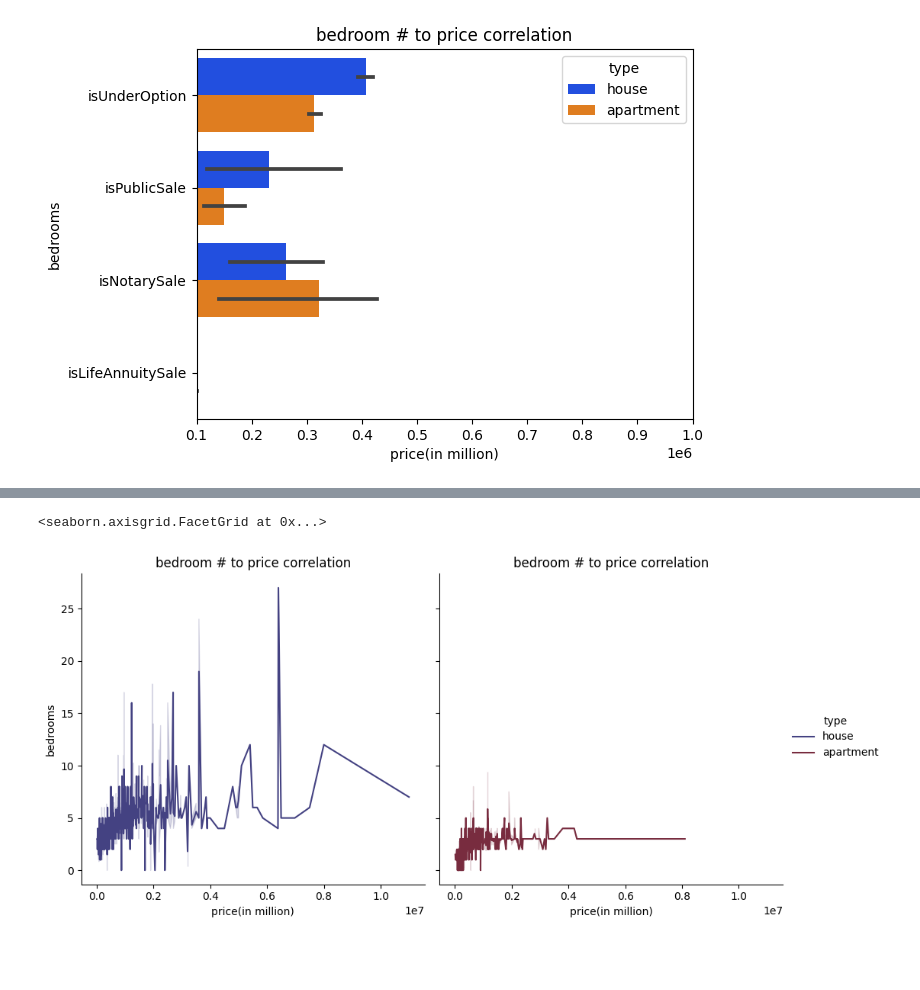
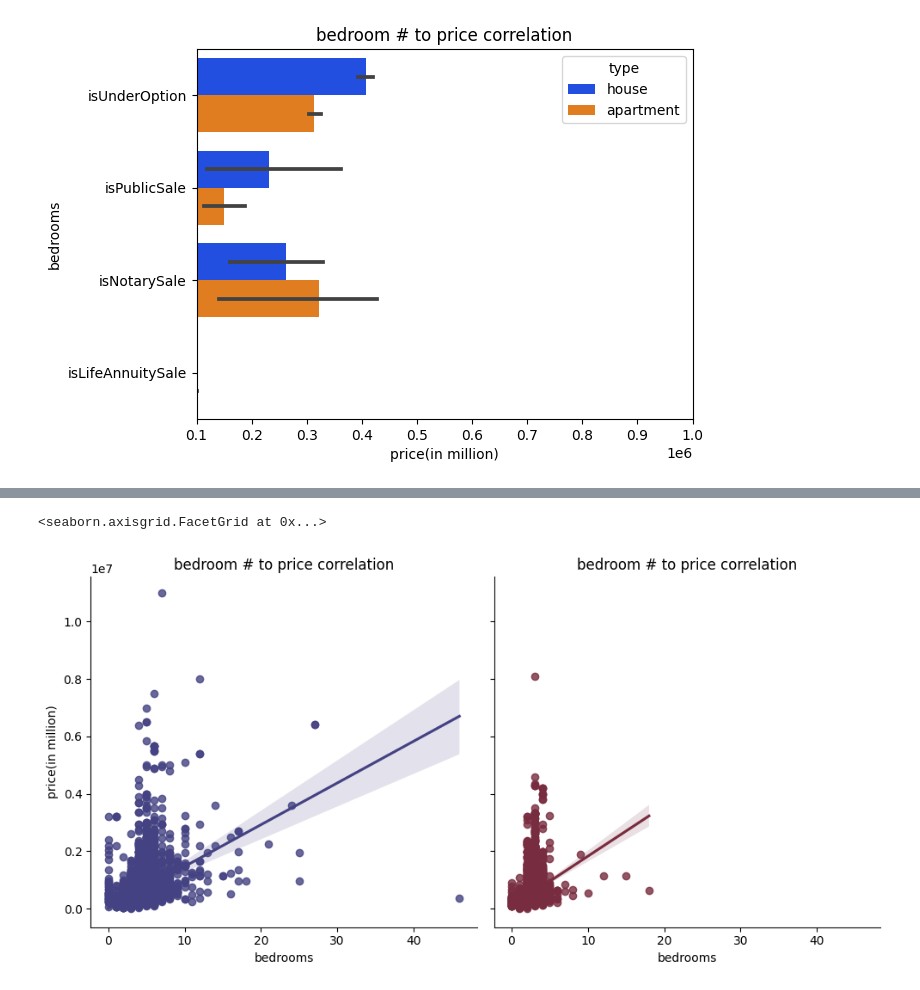
Before and after one commit to danielbauwens/Immo-Project-Data-Analysis, a Jupyter notebook: analysis.ipynb, the cells around one changed output, grey strips where cells are left out. Saved outputs shown, nothing was run; the diff lists cells and outputs as text; code cells hidden in the pictures; blank space fills up the shorter version.

Commit message:
updated some graphs, added fixed zipcode csv

```diff
--- a/analysis.ipynb
+++ b/analysis.ipynb
@@ -93,7 +101,7 @@ graph.set_xticklabels(graph.get_xticklabels(), rotation=40, ha='right')
 # %%
-graph = sns.relplot(x='price', y='bedrooms', data=ds, hue='type', palette='icefire', kind='line', col='type')
-graph.set(xlabel = 'price(in million)', ylabel = 'bedrooms', title= 'bedroom # to price correlation')
+graph = sns.lmplot(x='bedrooms', y='price', data=ds, hue='type', palette='icefire', col='type')
+graph.set(xlabel = 'bedrooms', ylabel = 'price(in million)', title= 'bedroom # to price correlation')
 # %% [output]
 <seaborn.axisgrid.FacetGrid at 0x...>
-[figure, old version]
+[figure, new version]
 # %%
```
Also changed, not shown: parts of 5 cells of this notebook, 2 other files.
